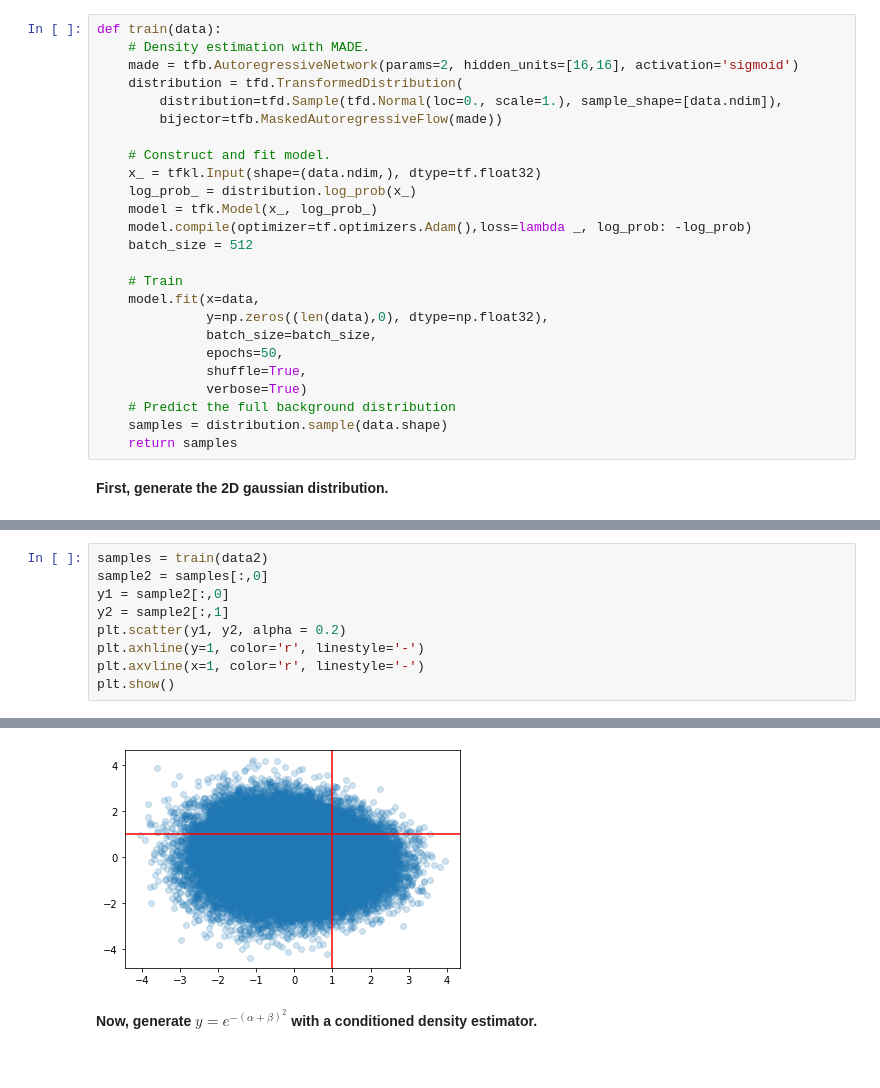
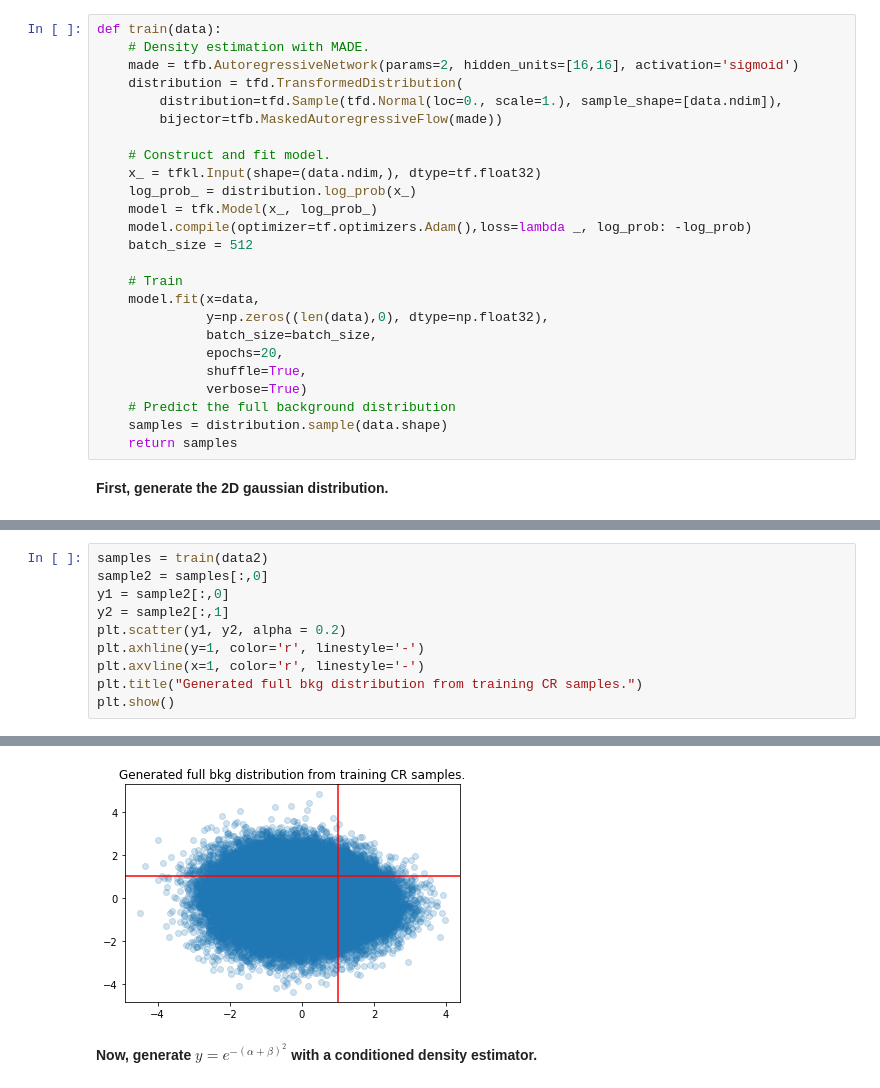
Before and after one commit to hep-lbdl/non-resonant-AD-extrapolation, a Jupyter notebook: Example.ipynb, the cells around one changed output, grey strips where cells are left out. Saved outputs shown, nothing was run; the diff lists cells and outputs as text.

```diff
--- a/Example.ipynb
+++ b/Example.ipynb
@@ -79,7 +79,7 @@ def train(data):
     model.fit(x=data,
               y=np.zeros((len(data),0), dtype=np.float32),
               batch_size=batch_size,
-              epochs=50,
+              epochs=20,
               shuffle=True,
               verbose=True)
     # Predict the full background distribution
@@ -134,6 +138,7 @@ y2 = sample2[:,1]
 plt.scatter(y1, y2, alpha = 0.2)
 plt.axhline(y=1, color='r', linestyle='-')
 plt.axvline(x=1, color='r', linestyle='-')
+plt.title("Generated full bkg distribution from training CR samples.")
 plt.show()
 # %% [output]
 Epoch 1/20
@@ -156,3 +161,3 @@ Epoch 20/20
-[figure, old version]
+[figure, new version]
 # %% [markdown]
 **Now, generate $y = e^{- (\alpha + \beta)^2}$ with a conditioned density estimator.**
```
Also changed, not shown: parts of 14 cells of this notebook.
